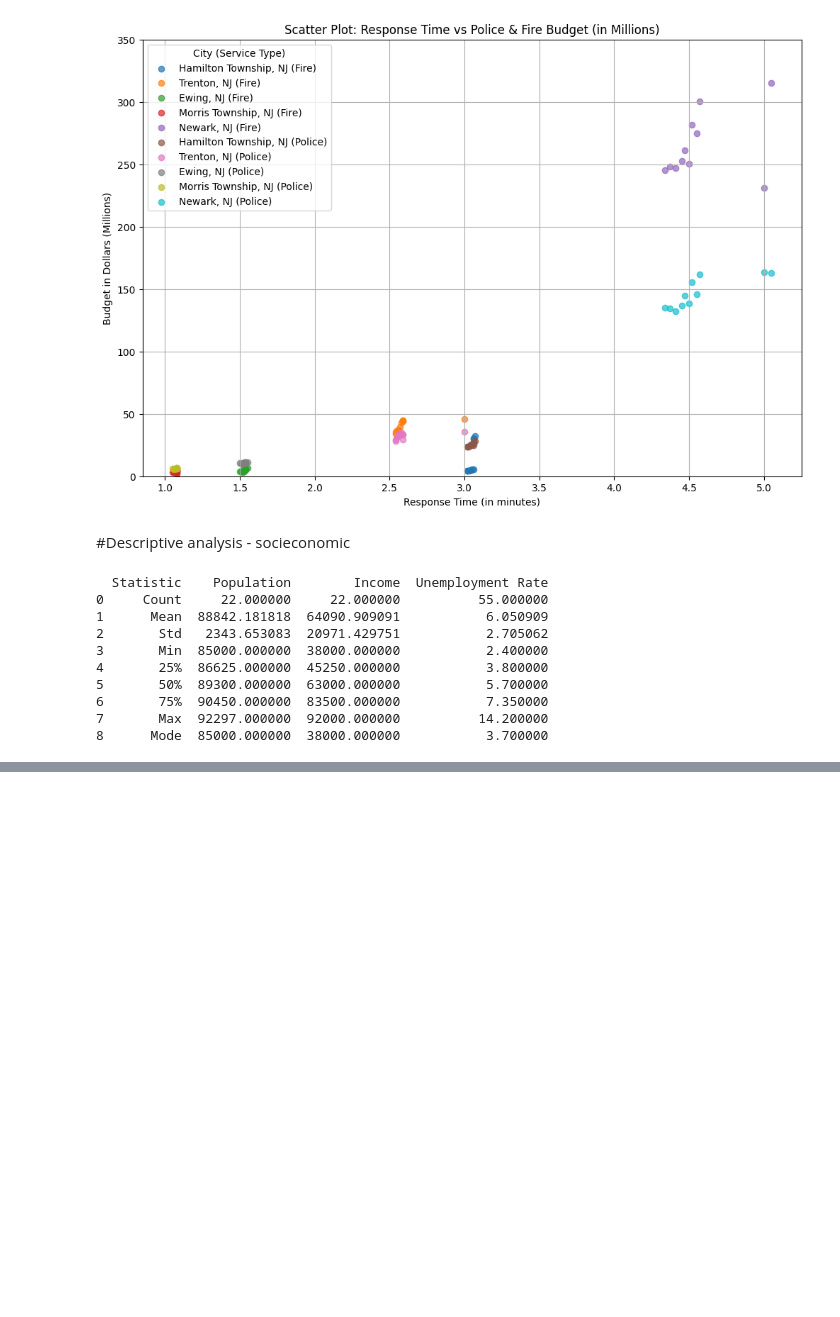
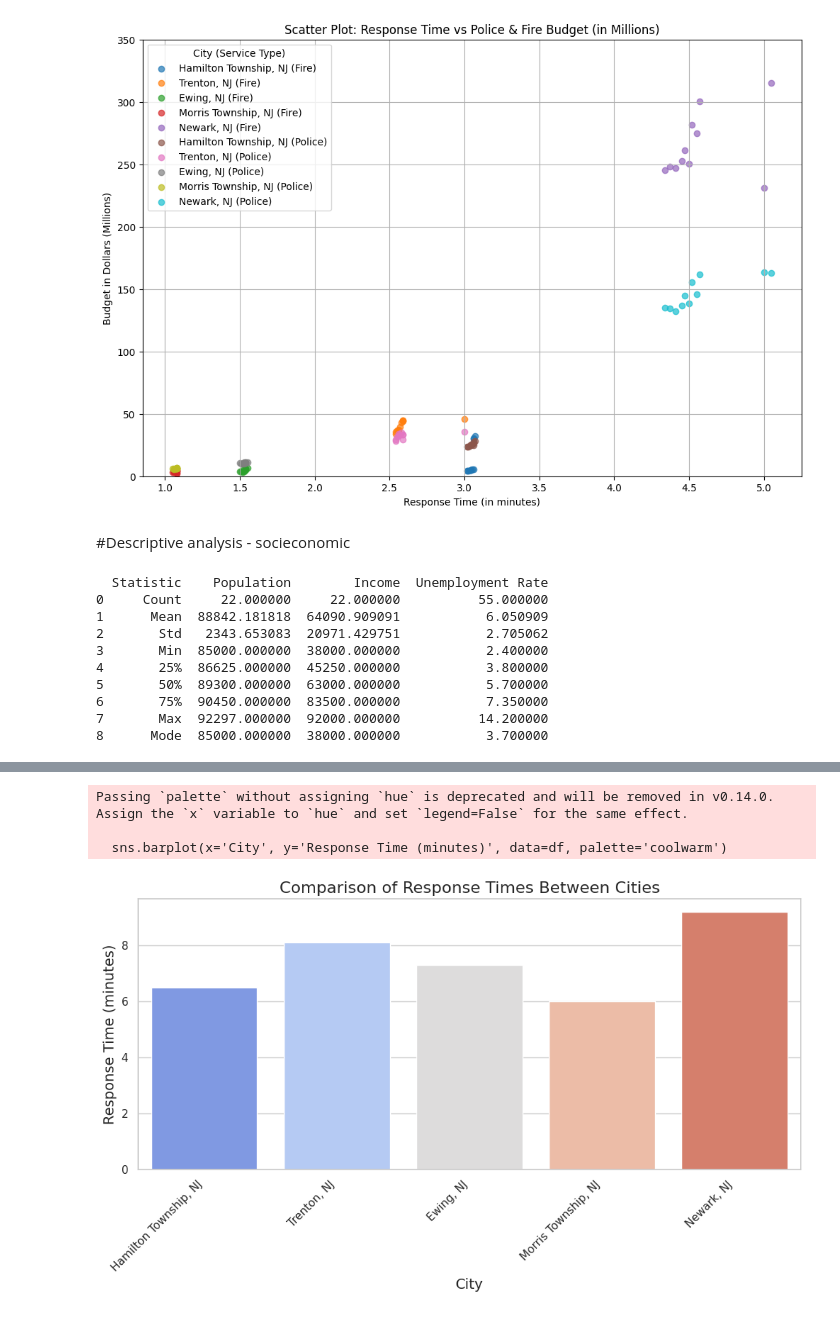
Before and after one commit to erikaguiracocha/Capstone-Project, a Jupyter notebook: capstoneproject1.ipynb, the cells around one changed output, grey strips where cells are left out. Saved outputs shown, nothing was run; the diff lists cells and outputs as text; code cells hidden in the pictures; blank space fills up the shorter version.

```diff
--- a/capstoneproject1.ipynb
+++ b/capstoneproject1.ipynb
@@ -592,0 +759,31 @@ print(stats)
+# %%
+import pandas as pd
+import matplotlib.pyplot as plt
+import seaborn as sns
+
+# Crear un DataFrame de ejemplo con los tiempos de respuesta para cada ciudad
+data = {
+    'City': ['Hamilton Township, NJ', 'Trenton, NJ', 'Ewing, NJ', 'Morris Township, NJ', 'Newark, NJ'],
+    'Response Time (minutes)': [6.5, 8.1, 7.3, 6.0, 9.2]  # Tiempos de respuesta en minutos (ejemplo)
+}
+
+df = pd.DataFrame(data)
+
+# Configuración del gráfico
+plt.figure(figsize=(10, 6))
+sns.barplot(x='City', y='Response Time (minutes)', data=df, palette='coolwarm')
+
+# Personalizar gráfico
+plt.title('Comparison of Response Times Between Cities', fontsize=16)
+plt.xlabel('City', fontsize=14)
+plt.ylabel('Response Time (minutes)', fontsize=14)
+plt.xticks(rotation=45, ha='right')
+plt.tight_layout()
+
+# Mostrar gráfico
+plt.show()
+# %% [output]
+Passing `palette` without assigning `hue` is deprecated and will be removed in v0.14.0. Assign the `x` variable to `hue` and set `legend=False` for the same effect.
+
+  sns.barplot(x='City', y='Response Time (minutes)', data=df, palette='coolwarm')
+[figure, added]
```
Also changed, not shown: parts of 8 cells of this notebook.
